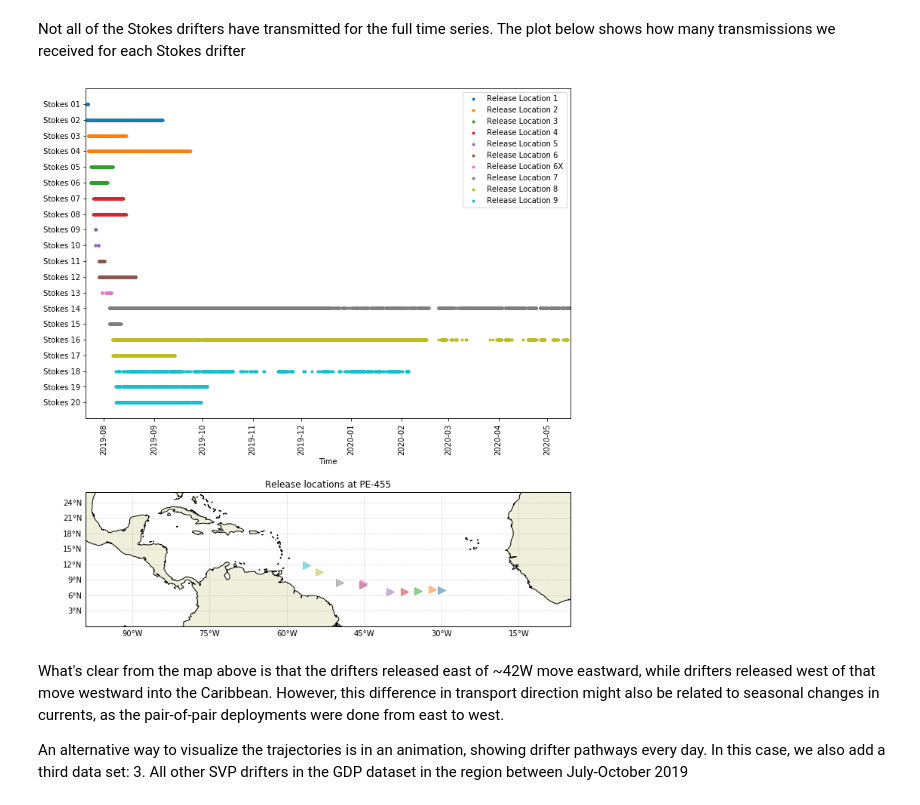
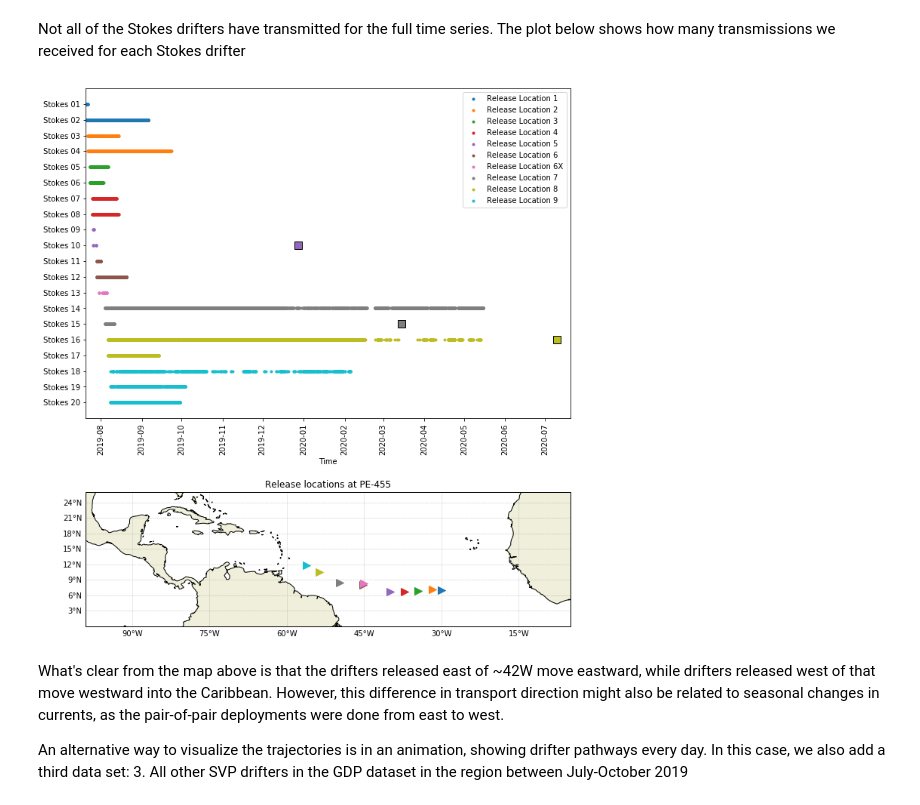
Before and after one commit to OceanParcels/Sargassum_Drifters, a Jupyter notebook: SargassumDrifterAnalysis.ipynb, the cells around one changed output. Drawn from its saved outputs; the diff is of its cells as text; code cells hidden in the pictures.

```diff
--- a/SargassumDrifterAnalysis.ipynb
+++ b/SargassumDrifterAnalysis.ipynb
@@ -132,36 +132,39 @@ for i in range(10):
     for j, d in enumerate(Stokes.sets_all[i]):
         if i == 6:
             label = label = 'Release Location 6X'
         else:
             rel_num = i+1 if i < 6 else i
             label = 'Release Location %d' % rel_num if j == 0 else '_'
         ax[0].plot(Stokes.dates[d][:], d*np.ones(len(Stokes.dates[d])),'.', color='C%d' % i, label=label)
         ystr.append('Stokes %.2d' %d)
 
+ax[0].plot(datetime.datetime(2019, 12, 28), 10, 's', markersize=10, color='C4', markeredgecolor='k')
+ax[0].plot(datetime.datetime(2020, 3, 15), 15, 's', markersize=10, color='C7', markeredgecolor='k')
+ax[0].plot(datetime.datetime(2020, 7, 10), 16, 's', markersize=10, color='C8', markeredgecolor='k')
 ax[0].set_xlabel('Time')
 ax[0].set_yticks(np.arange(1, 21))
 ax[0].set_yticklabels(ystr)
-ax[0].set_xlim([mindate, maxdate])
+ax[0].set_xlim([mindate, datetime.datetime(2020, 7, 20)])
 
 ax[0].tick_params(axis='x', rotation=90)
 ax[0].set_ylim([0, 21])
 ax[0].invert_yaxis()
 ax[0].legend()
 
 for i in range(10):
     ax[1].plot(Stokes.launch_lons[Stokes.sets_all[i][0]], Stokes.launch_lats[Stokes.sets_all[i][0]],
-               '>', markersize=10, color='C%d' % i, zorder=10, alpha=0.5)
+               '>', markersize=10, color='C%d' % i, zorder=10)
 
 ax[1].set_extent([-99, -5, 0, 26], crs=cartopy.crs.PlateCarree())
 custom_map_layout_save(ax[1], None)
 ax[1].set_title('Release locations at PE-455')
 
 fig.canvas.draw()
 plt.tight_layout()
 savefig('stokes_xmit_timeseries.png')
 savefig('stokes_xmit_timeseries.pdf')
 # %% [output]
-[figure, old version]
+[figure, new version]
 # %% [markdown]
 What's clear from the map above is that the drifters released east of ~42W move eastward, while drifters released west of that move westward into the Caribbean. However, this difference in transport direction might also be related to seasonal changes in currents, as the pair-of-pair deployments were done from east to west.
 
```
Also changed, not shown: parts of 2 cells of this notebook, 4 other files.
